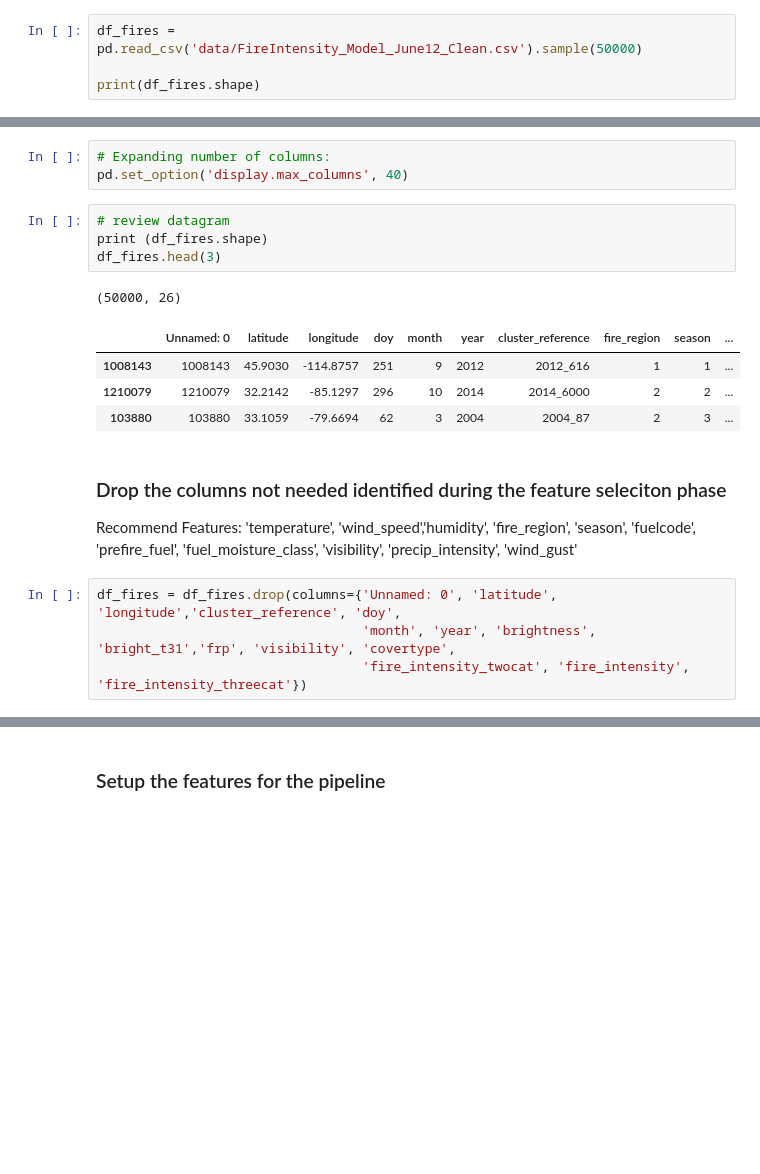
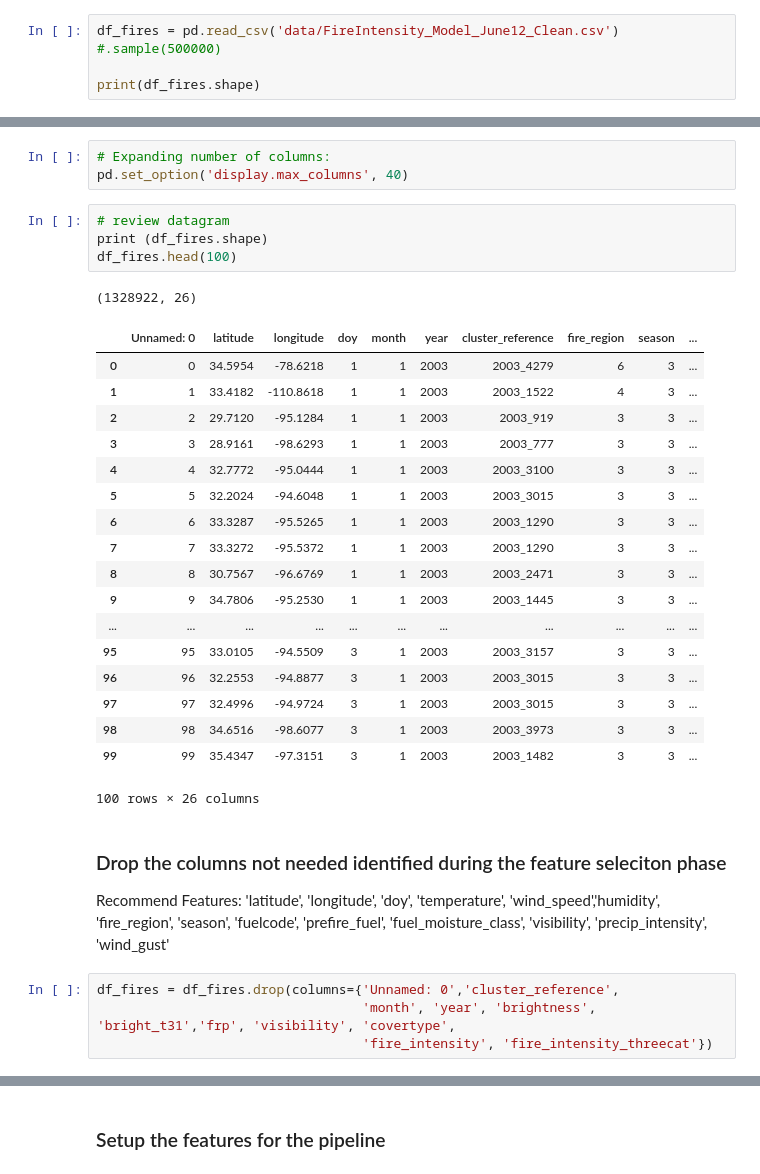
Before and after one commit to NahidGithub/Predicting-Wildfires, a Jupyter notebook: notebooks/Bagging_Trees_Classifier.ipynb, the cells around one changed output, grey strips where cells are left out. Drawn from its saved outputs; the diff is of its cells as text; blank space fills up the shorter version.

```diff
--- a/notebooks/Bagging_Trees_Classifier.ipynb
+++ b/notebooks/Bagging_Trees_Classifier.ipynb
@@ -77,7 +80,7 @@ Read a random sample.
 
 Optimal testing data is 150K - SMOTE will generate additonal data for us
 # %%
-df_fires = pd.read_csv('data/FireIntensity_Model_June12_Clean.csv').sample(50000)
+df_fires = pd.read_csv('data/FireIntensity_Model_June12_Clean.csv') #.sample(500000)
 
 print(df_fires.shape)
 # %% [output]
@@ -91,22 +94,36 @@ pd.set_option('display.max_columns', 40)
 # %%
 # review datagram
 print (df_fires.shape)
-df_fires.head(3)
+df_fires.head(100)
 # %% [output]
-(50000, 26)
+(1328922, 26)
 |  | Unnamed: 0 | latitude | longitude | doy | month | year | cluster_reference | fire_region | season | ... |
-| 1008143 | 1008143 | 45.9030 | -114.8757 | 251 | 9 | 2012 | 2012_616 | 1 | 1 | ... |
-| 1210079 | 1210079 | 32.2142 | -85.1297 | 296 | 10 | 2014 | 2014_6000 | 2 | 2 | ... |
-| 103880 | 103880 | 33.1059 | -79.6694 | 62 | 3 | 2004 | 2004_87 | 2 | 3 | ... |
+| 0 | 0 | 34.5954 | -78.6218 | 1 | 1 | 2003 | 2003_4279 | 6 | 3 | ... |
+| 1 | 1 | 33.4182 | -110.8618 | 1 | 1 | 2003 | 2003_1522 | 4 | 3 | ... |
+| 2 | 2 | 29.7120 | -95.1284 | 1 | 1 | 2003 | 2003_919 | 3 | 3 | ... |
+| 3 | 3 | 28.9161 | -98.6293 | 1 | 1 | 2003 | 2003_777 | 3 | 3 | ... |
+| 4 | 4 | 32.7772 | -95.0444 | 1 | 1 | 2003 | 2003_3100 | 3 | 3 | ... |
+| 5 | 5 | 32.2024 | -94.6048 | 1 | 1 | 2003 | 2003_3015 | 3 | 3 | ... |
+| 6 | 6 | 33.3287 | -95.5265 | 1 | 1 | 2003 | 2003_1290 | 3 | 3 | ... |
+| 7 | 7 | 33.3272 | -95.5372 | 1 | 1 | 2003 | 2003_1290 | 3 | 3 | ... |
+| 8 | 8 | 30.7567 | -96.6769 | 1 | 1 | 2003 | 2003_2471 | 3 | 3 | ... |
+| 9 | 9 | 34.7806 | -95.2530 | 1 | 1 | 2003 | 2003_1445 | 3 | 3 | ... |
+| ... | ... | ... | ... | ... | ... | ... | ... | ... | ... | ... |
+| 95 | 95 | 33.0105 | -94.5509 | 3 | 1 | 2003 | 2003_3157 | 3 | 3 | ... |
+| 96 | 96 | 32.2553 | -94.8877 | 3 | 1 | 2003 | 2003_3015 | 3 | 3 | ... |
+| 97 | 97 | 32.4996 | -94.9724 | 3 | 1 | 2003 | 2003_3015 | 3 | 3 | ... |
+| 98 | 98 | 34.6516 | -98.6077 | 3 | 1 | 2003 | 2003_3973 | 3 | 3 | ... |
+| 99 | 99 | 35.4347 | -97.3151 | 3 | 1 | 2003 | 2003_1482 | 3 | 3 | ... |
+100 rows × 26 columns
 # %% [markdown]
 ### Drop the columns not needed identified during the feature seleciton phase
-Recommend Features:  'temperature', 'wind_speed','humidity', 'fire_region', 'season',
+Recommend Features:  'latitude', 'longitude', 'doy', 'temperature', 'wind_speed','humidity', 'fire_region', 'season',
                  'fuelcode', 'prefire_fuel', 'fuel_moisture_class',
                  'visibility', 'precip_intensity', 'wind_gust'
 # %%
-df_fires = df_fires.drop(columns={'Unnamed: 0', 'latitude', 'longitude','cluster_reference', 'doy',
+df_fires = df_fires.drop(columns={'Unnamed: 0','cluster_reference',
                                   'month', 'year', 'brightness', 'bright_t31','frp', 'visibility', 'covertype',
-                                  'fire_intensity_twocat', 'fire_intensity', 'fire_intensity_threecat'})
+                                  'fire_intensity', 'fire_intensity_threecat'})
 # %%
 df_fires.columns
 # %% [output]
```
Also changed, not shown: parts of 18 cells of this notebook.
